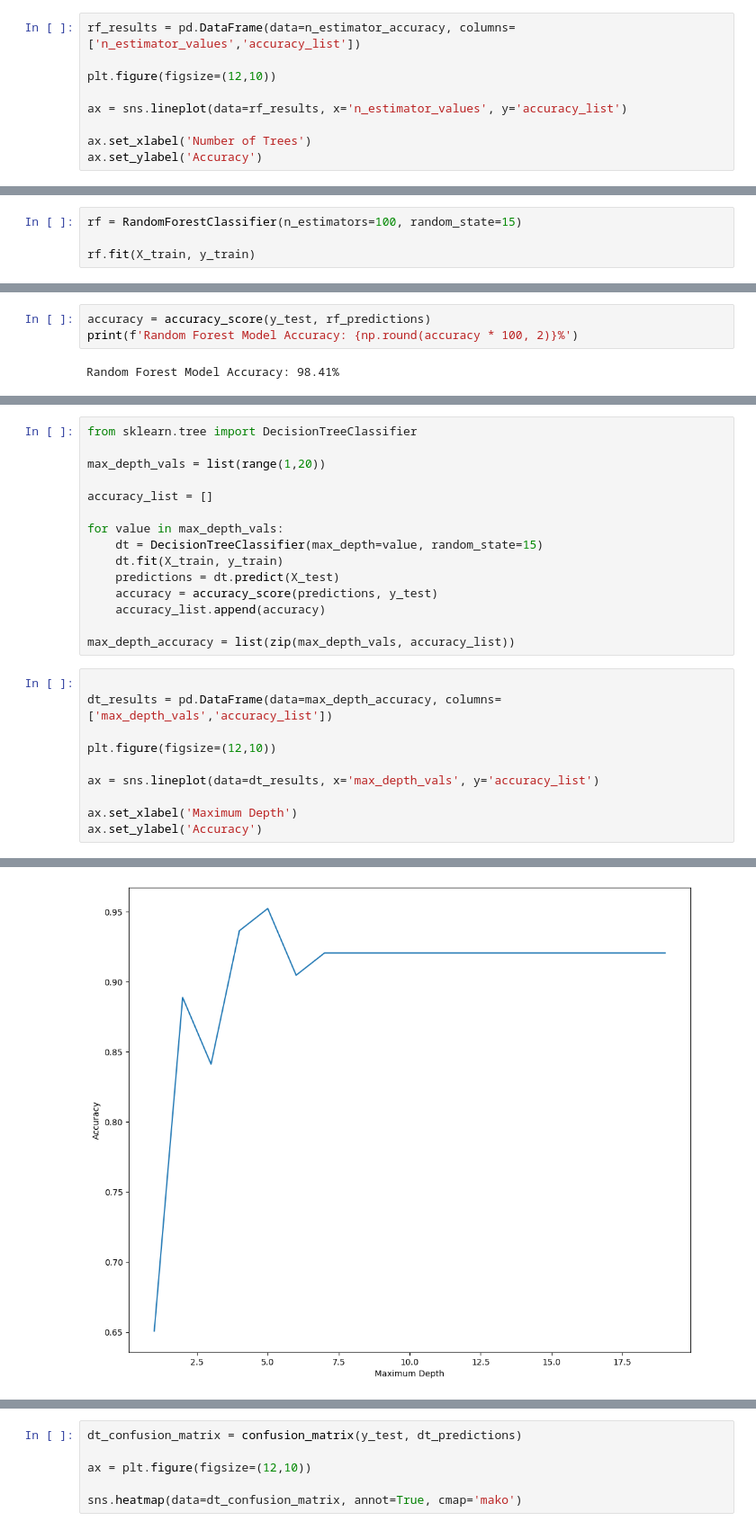
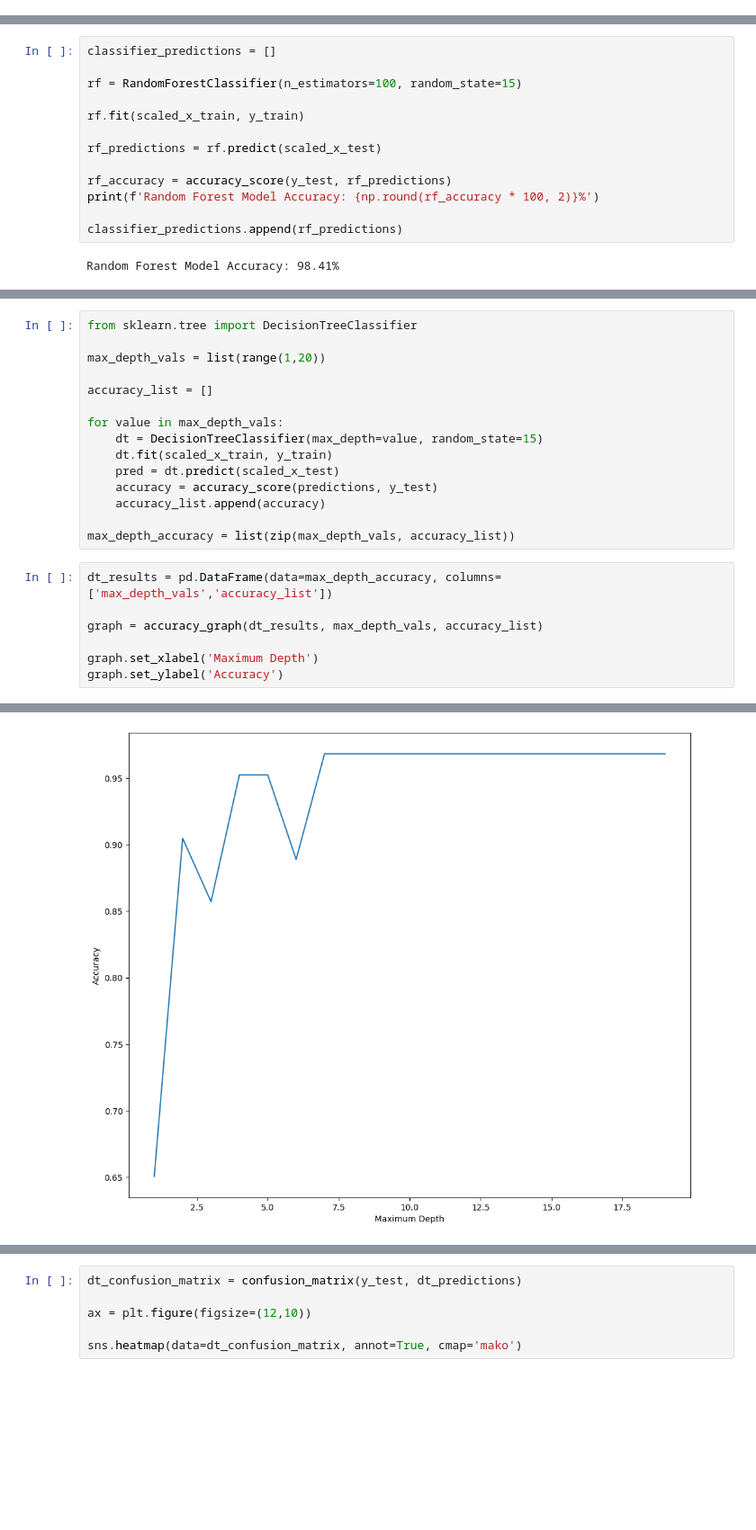
Before and after one commit to kaylamasson/CM3151-machine-learning-kaylamasson, a Jupyter notebook: seeds_classification.ipynb, the cells around one changed output, grey strips where cells are left out. Shown at 90% size. Cells and saved outputs as stored; diff of their text form; blank space fills up the shorter version.

```diff
--- a/seeds_classification.ipynb
+++ b/seeds_classification.ipynb
@@ -359,9 +380,0 @@ n_estimator_accuracy = list(zip(n_estimator_values, accuracy_list))
-# %%
-rf_results = pd.DataFrame(data=n_estimator_accuracy, columns=['n_estimator_values','accuracy_list'])
-
-plt.figure(figsize=(12,10))
-
-ax = sns.lineplot(data=rf_results, x='n_estimator_values', y='accuracy_list')
-
-ax.set_xlabel('Number of Trees')
-ax.set_ylabel('Accuracy')
@@ -375,6 +403,2 @@ The accuracies are quite varied across all tree values. The Random Forest model
 
 For the best results, I will create my Random Forest classifier with 100 trees.
-# %%
-rf = RandomForestClassifier(n_estimators=100, random_state=15)
-
-rf.fit(X_train, y_train)
@@ -385,6 +405,16 @@ rf_predictions = rf.predict(X_test)
 # %%
-accuracy = accuracy_score(y_test, rf_predictions)
-print(f'Random Forest Model Accuracy: {np.round(accuracy * 100, 2)}%')
+classifier_predictions = []
+
+rf = RandomForestClassifier(n_estimators=100, random_state=15)
+
+rf.fit(scaled_x_train, y_train)
+
+rf_predictions = rf.predict(scaled_x_test)
+
+rf_accuracy = accuracy_score(y_test, rf_predictions)
+print(f'Random Forest Model Accuracy: {np.round(rf_accuracy * 100, 2)}%')
+
+classifier_predictions.append(rf_predictions)
 # %% [output]
 Random Forest Model Accuracy: 98.41%
 # %%
@@ -410,23 +440,20 @@ accuracy_list = []
 
 for value in max_depth_vals:
     dt = DecisionTreeClassifier(max_depth=value, random_state=15)
-    dt.fit(X_train, y_train)
-    predictions = dt.predict(X_test)
+    dt.fit(scaled_x_train, y_train)
+    pred = dt.predict(scaled_x_test)
     accuracy = accuracy_score(predictions, y_test)
     accuracy_list.append(accuracy)
 
 max_depth_accuracy = list(zip(max_depth_vals, accuracy_list))
 # %%
-
 dt_results = pd.DataFrame(data=max_depth_accuracy, columns=['max_depth_vals','accuracy_list'])
 
-plt.figure(figsize=(12,10))
+graph = accuracy_graph(dt_results, max_depth_vals, accuracy_list)
 
-ax = sns.lineplot(data=dt_results, x='max_depth_vals', y='accuracy_list')
-
-ax.set_xlabel('Maximum Depth')
-ax.set_ylabel('Accuracy')
+graph.set_xlabel('Maximum Depth')
+graph.set_ylabel('Accuracy')
 # %% [output]
 Text(0, 0.5, 'Accuracy')
-[figure, old version]
+[figure, new version]
 # %% [markdown]
```
Also changed, not shown: parts of 43 cells of this notebook.
